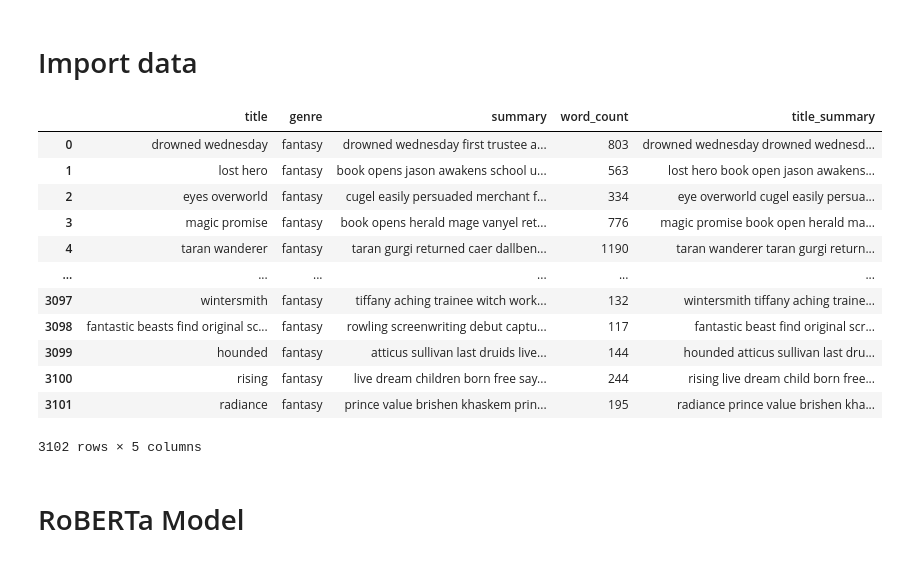
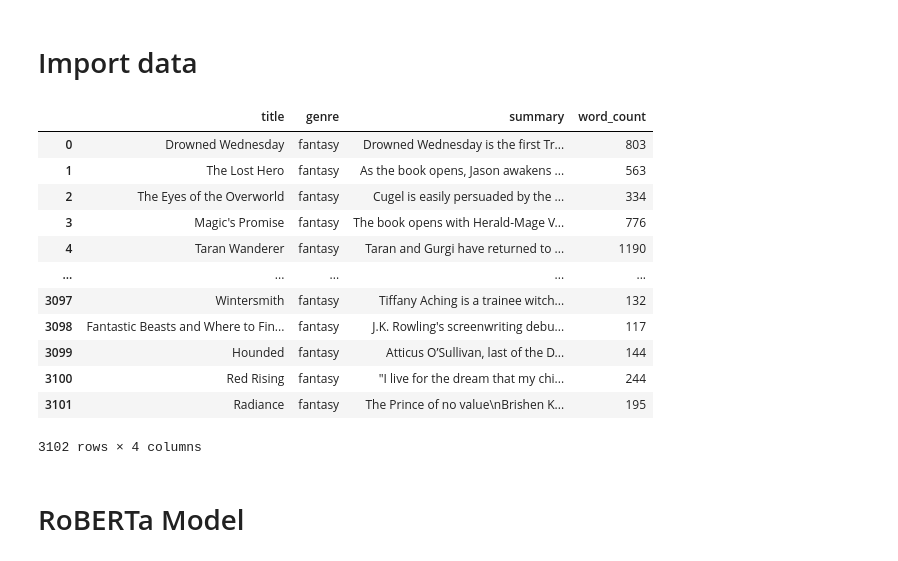
Before and after one commit to abhijeet16/book-genre-classification, a Jupyter notebook: notebooks/3-RoBERTa-model.ipynb, the cells around one changed output. Saved outputs shown, nothing was run; the diff lists cells and outputs as text; code cells hidden in the pictures.

```diff
--- a/notebooks/3-RoBERTa-model.ipynb
+++ b/notebooks/3-RoBERTa-model.ipynb
@@ -31,22 +31,22 @@ No GPU available, using the CPU instead.
 # Import data
 # %%
 # Import data
-data = pd.read_csv("../data/preprocess_data.csv")
+data = pd.read_csv("../data/clean_data.csv")
 data
 # %% [output]
-|  | title | genre | summary | word_count | title_summary |
-| 0 | drowned wednesday | fantasy | drowned wednesday first trustee a... | 803 | drowned wednesday drowned wednesd... |
-| 1 | lost hero | fantasy | book opens jason awakens school u... | 563 | lost hero book open jason awakens... |
-| 2 | eyes overworld | fantasy | cugel easily persuaded merchant f... | 334 | eye overworld cugel easily persua... |
-| 3 | magic promise | fantasy | book opens herald mage vanyel ret... | 776 | magic promise book open herald ma... |
-| 4 | taran wanderer | fantasy | taran gurgi returned caer dallben... | 1190 | taran wanderer taran gurgi return... |
-| ... | ... | ... | ... | ... | ... |
-| 3097 | wintersmith | fantasy | tiffany aching trainee witch work... | 132 | wintersmith tiffany aching traine... |
-| 3098 | fantastic beasts find original sc... | fantasy | rowling screenwriting debut captu... | 117 | fantastic beast find original scr... |
-| 3099 | hounded | fantasy | atticus sullivan last druids live... | 144 | hounded atticus sullivan last dru... |
-| 3100 | rising | fantasy | live dream children born free say... | 244 | rising live dream child born free... |
-| 3101 | radiance | fantasy | prince value brishen khaskem prin... | 195 | radiance prince value brishen kha... |
+|  | title | genre | summary | word_count |
+| 0 | Drowned Wednesday | fantasy | Drowned Wednesday is the first Tr... | 803 |
+| 1 | The Lost Hero | fantasy | As the book opens, Jason awakens ... | 563 |
+| 2 | The Eyes of the Overworld | fantasy | Cugel is easily persuaded by the ... | 334 |
+| 3 | Magic's Promise | fantasy | The book opens with Herald-Mage V... | 776 |
+| 4 | Taran Wanderer | fantasy | Taran and Gurgi have returned to ... | 1190 |
+| ... | ... | ... | ... | ... |
+| 3097 | Wintersmith | fantasy | Tiffany Aching is a trainee witch... | 132 |
+| 3098 | Fantastic Beasts and Where to Fin... | fantasy | J.K. Rowling's screenwriting debu... | 117 |
+| 3099 | Hounded | fantasy | Atticus O’Sullivan, last of the D... | 144 |
+| 3100 | Red Rising | fantasy | "I live for the dream that my chi... | 244 |
+| 3101 | Radiance | fantasy | The Prince of no value\nBrishen K... | 195 |
-3102 rows × 5 columns
+3102 rows × 4 columns
 # %% [markdown]
 # RoBERTa Model
 # %%
```
Also changed, not shown: parts of 4 cells of this notebook, 5 other files.
